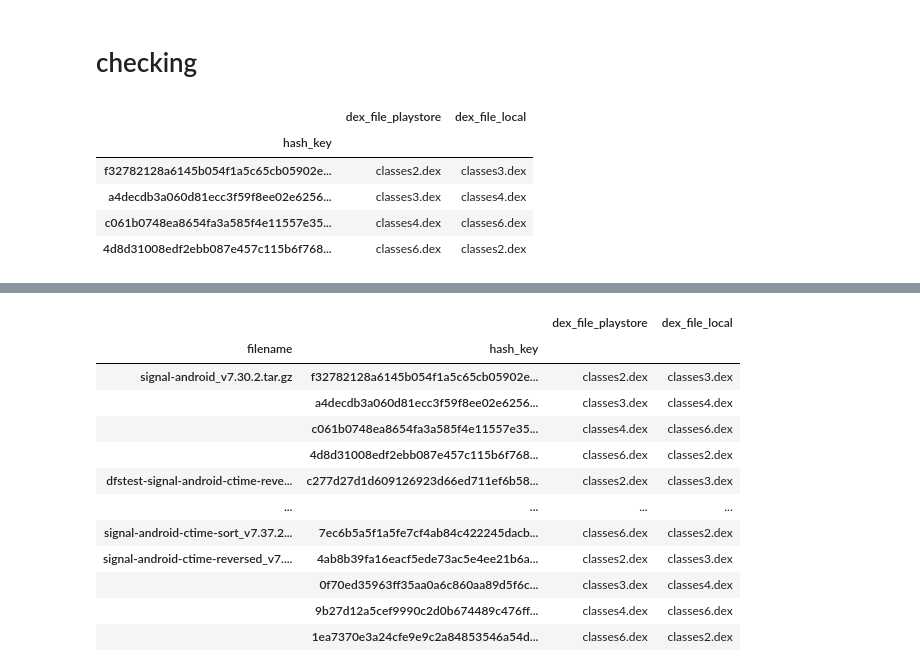
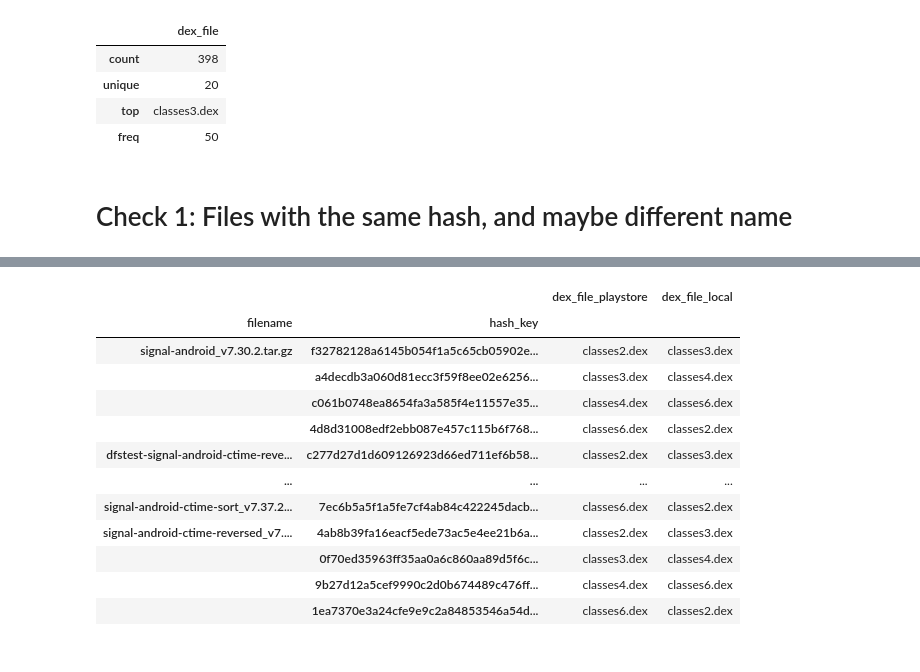
Before and after one commit to TheTechZone/reproducible-tests, a Jupyter notebook: diffresults.ipynb, the cells around one changed output, grey strips where cells are left out. Saved outputs shown, nothing was run; the diff lists cells and outputs as text; code cells hidden in the pictures.

```diff
--- a/diffresults.ipynb
+++ b/diffresults.ipynb
@@ -121,4 +77,12 @@ df.loc["signal-android_v7.30.2.tar.gz"]
+# %%
+df.describe()
+# %% [output]
+|  | dex_file |
+| count | 398 |
+| unique | 20 |
+| top | classes3.dex |
+| freq | 50 |
 # %% [markdown]
-# checking
+# Check 1: Files with the same hash, and maybe different name
 # %%
 def find_differing_file_names(df, sort_keys=True):
@@ -143,12 +110,3 @@ def find_differing_file_names(df, sort_keys=True):
         )
     else:
         return differing_files[["dex_file_playstore", "dex_file_local"]]
-# %%
-find_differing_file_names(df.loc["signal-android_v7.30.2.tar.gz"])
-# %% [output]
-|  | dex_file_playstore | dex_file_local |
-| hash_key |  |  |
-| f32782128a6145b054f1a5c65cb05902e... | classes2.dex | classes3.dex |
-| a4decdb3a060d81ecc3f59f8ee02e6256... | classes3.dex | classes4.dex |
-| c061b0748ea8654fa3a585f4e11557e35... | classes4.dex | classes6.dex |
-| 4d8d31008edf2ebb087e457c115b6f768... | classes6.dex | classes2.dex |
```
Also changed, not shown: parts of 16 cells of this notebook, 1 other file.
